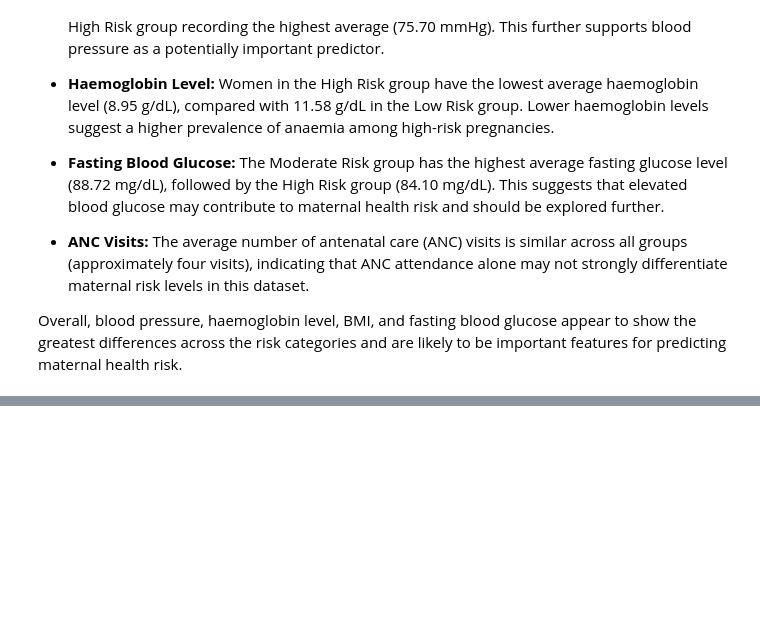
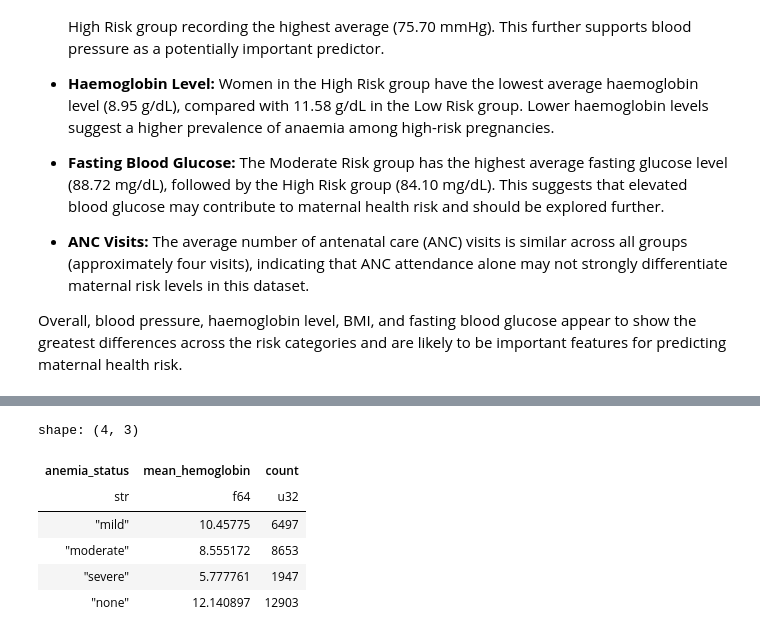
Before and after one commit to Elugbindin-Kehinde-Rashidat/Pregnancy-Journey-Partner-Project, a Jupyter notebook: notebooks/01_exploratory_data_analysis.ipynb, the cells around one changed output, grey strips where cells are left out. Drawn from its saved outputs; the diff is of its cells as text; code cells hidden in the pictures; blank space fills up the shorter version.

```diff
--- a/notebooks/01_exploratory_data_analysis.ipynb
+++ b/notebooks/01_exploratory_data_analysis.ipynb
@@ -749,0 +722,13 @@ The next stage of the project will involve:
+# %%
+df.group_by("anemia_status").agg(
+    pl.col("hemoglobin_gdl").mean().alias("mean_hemoglobin"),
+    pl.len().alias("count")
+)
+# %% [output]
+shape: (4, 3)
+| anemia_status | mean_hemoglobin | count |
+| str | f64 | u32 |
+| "mild" | 10.45775 | 6497 |
+| "moderate" | 8.555172 | 8653 |
+| "severe" | 5.777761 | 1947 |
+| "none" | 12.140897 | 12903 |
```
Also changed, not shown: parts of 5 cells of this notebook, 11 other files.
